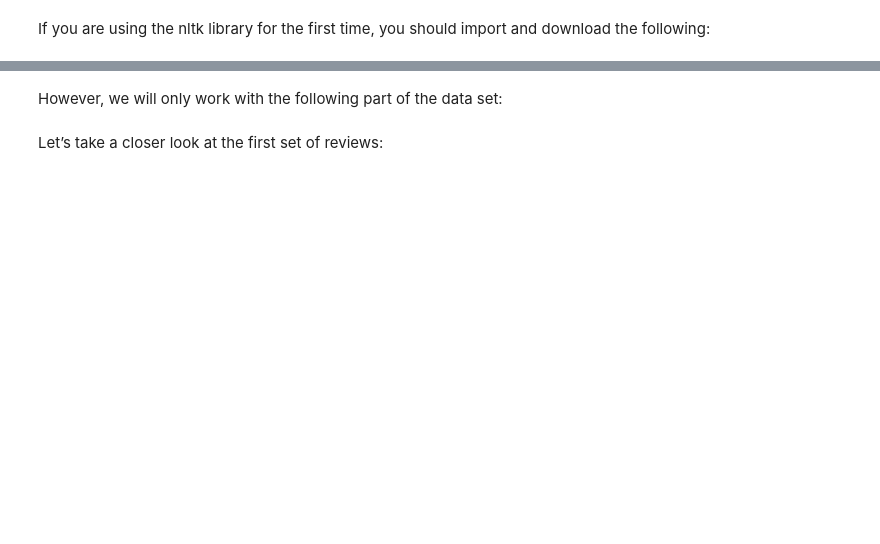
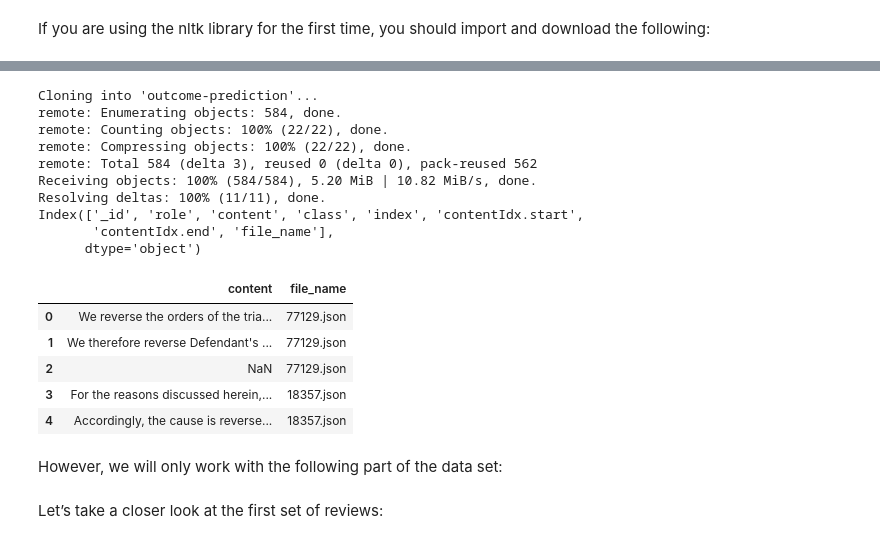
Before and after one commit to Hotsnown/seminaire-bordeaux-2022, a Jupyter notebook: exercices/jour3/3.3 text cleaning.ipynb/3.3.3 mini-project.ipynb, the cells around one changed output, grey strips where cells are left out. Cells and saved outputs as stored; diff of their text form; code cells hidden in the pictures; blank space fills up the shorter version.

```diff
--- a/exercices/jour3/3.3 text cleaning.ipynb/3.3.3 mini-project.ipynb
+++ b/exercices/jour3/3.3 text cleaning.ipynb/3.3.3 mini-project.ipynb
@@ -57,2 +70,44 @@ df.head()
+# %%
+import json
+import pandas as pd
+from pathlib import Path
+
+!git clone https://github.com/chinmusique/outcome-prediction.git
+
+# creating list of json files with full paths
+paths = Path(r'/content/outcome-prediction/data/manual_annotation').glob("*.json")
+
+df_list = [] # empty list to store dataframes during the loop
+for p in paths:
+    data = json.load(open(p))
+    data = data["annotations"]
+    df_nested_list = pd.json_normalize(
+        data,
+        meta=['name','description','custom_fields'],)
+    df_nested_list['file_name'] = p.name  # creating column to store file name: p.name
+    df_list.append(df_nested_list) # dataframe to the list
+
+df_raw = pd.concat(df_list, axis=0, ignore_index=True) # creating One Large Dataframe from all stored in the list
+print(df_raw.columns)
+
+df = df_raw.drop(columns=["role",	"class",	"index",	"contentIdx.start",	"contentIdx.end", "_id", "index"])
+df.head()
+# %% [output]
+Cloning into 'outcome-prediction'...
+remote: Enumerating objects: 584, done.
+remote: Counting objects: 100% (22/22), done.
+remote: Compressing objects: 100% (22/22), done.
+remote: Total 584 (delta 3), reused 0 (delta 0), pack-reused 562
+Receiving objects: 100% (584/584), 5.20 MiB | 10.82 MiB/s, done.
+Resolving deltas: 100% (11/11), done.
+Index(['_id', 'role', 'content', 'class', 'index', 'contentIdx.start',
+       'contentIdx.end', 'file_name'],
+      dtype='object')
+|  | content | file_name |
+| 0 | We reverse the orders of the tria... | 77129.json |
+| 1 | We therefore reverse Defendant's ... | 77129.json |
+| 2 | NaN | 77129.json |
+| 3 | For the reasons discussed herein,... | 18357.json |
+| 4 | Accordingly, the cause is reverse... | 18357.json |
 # %% [markdown]
 However, we will only work with the following part of the data set:
```
Also changed, not shown: parts of 55 cells of this notebook, 15 other files.
